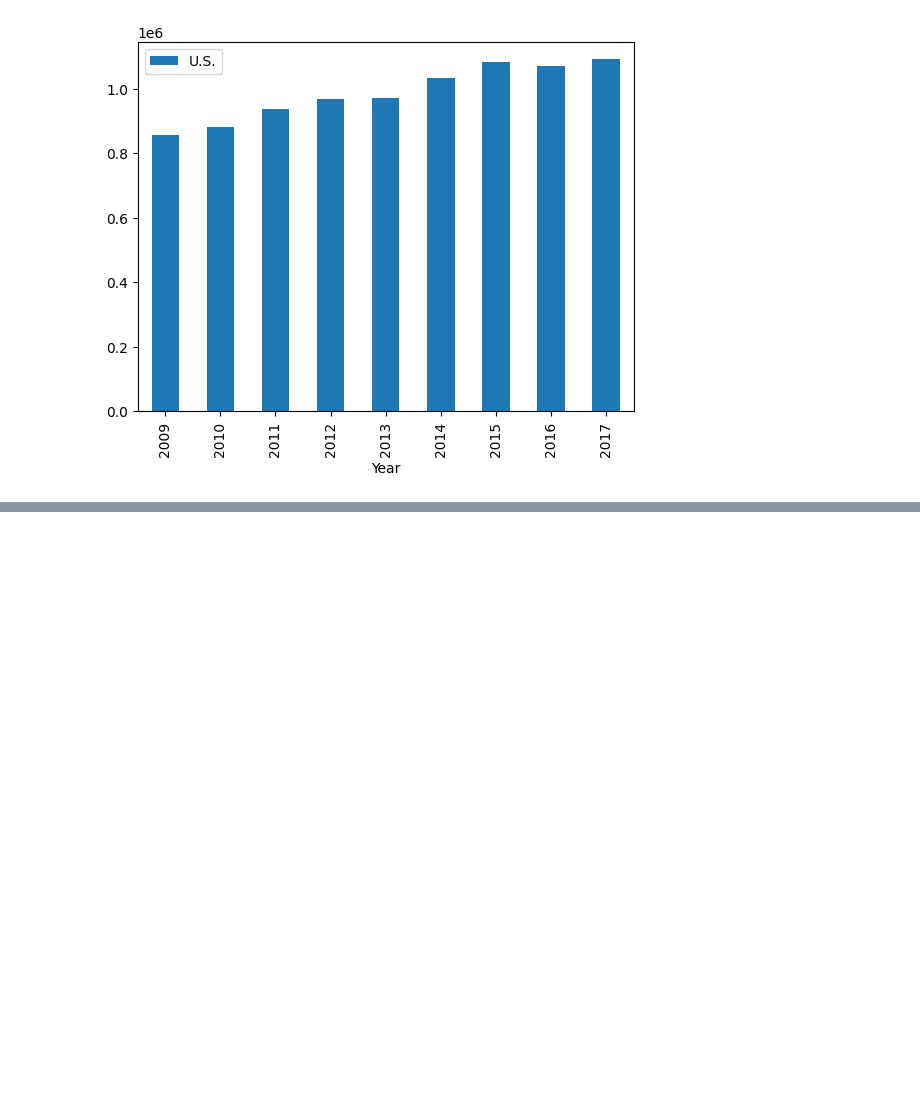
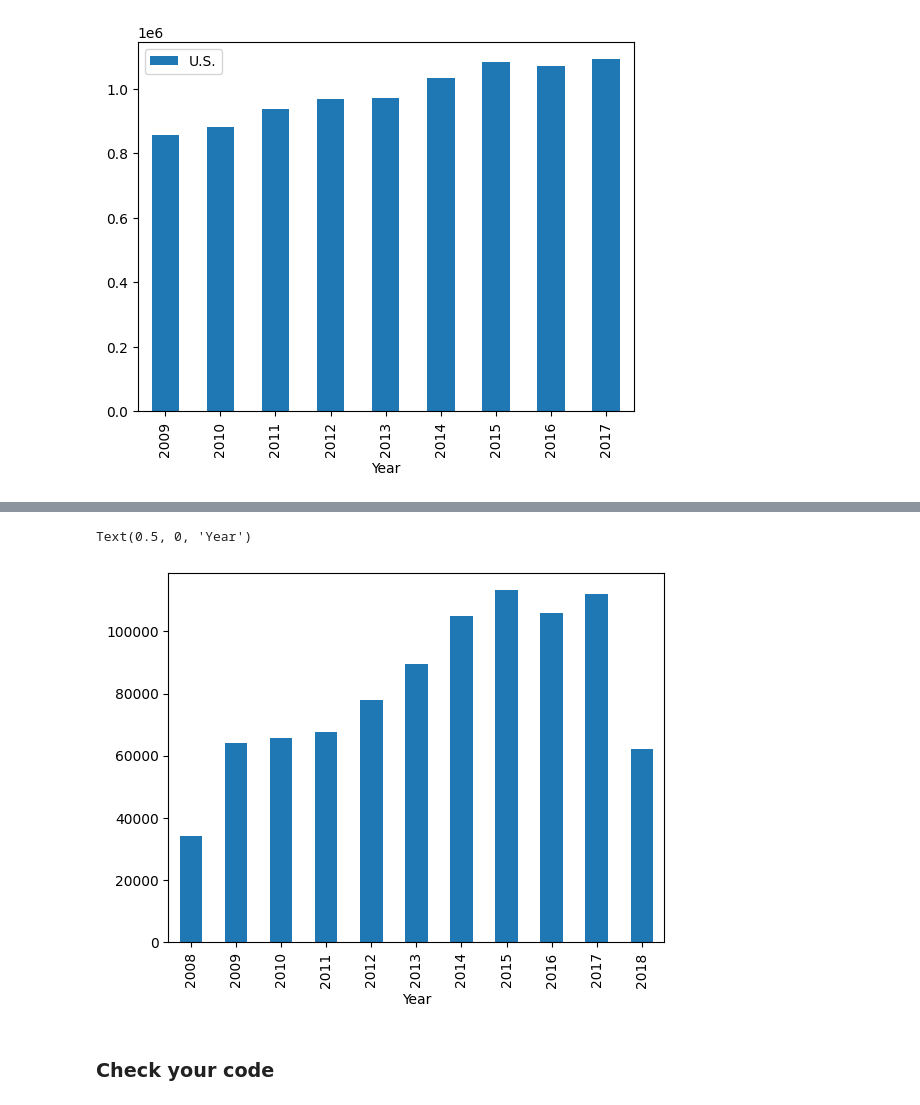
Before and after one commit to ParissaPeimaniyfard/data-us-oil-and-gas-production, a Jupyter notebook: oil_and_gas.ipynb, the cells around one changed output, grey strips where cells are left out. Cells and saved outputs as stored; diff of their text form; code cells hidden in the pictures; blank space fills up the shorter version.

```diff
--- a/oil_and_gas.ipynb
+++ b/oil_and_gas.ipynb
@@ -239,0 +294,4 @@ Text(0.5, 0, 'Year')
+# %%
+file='data/U.S._crude_oil_production.csv'
+oil_df= pd.read_csv(file, decimal=",")
+oil_df.head()
@@ -239,0 +370,2 @@ Text(0.5, 0, 'Year')
+# %%
+oil_df['Month']=pd.to_datetime(oil_df['Month'])
@@ -239,0 +379,4 @@ Text(0.5, 0, 'Year')
+# %%
+
+yearly_oil_df=oil_df.groupby(oil_df['Month'].dt.year).sum()
+yearly_oil_df
@@ -239,0 +398,8 @@ Text(0.5, 0, 'Year')
+# %%
+yearly_oil_df.columns=yearly_oil_df.columns.str.strip()
+# %%
+plot=yearly_oil_df['U.S. Crude Oil'].plot(kind='bar')
+plot.set_xlabel('Year')
+# %% [output]
+Text(0.5, 0, 'Year')
+[figure, added]
@@ -239,0 +409,2 @@ Text(0.5, 0, 'Year')
+# %% [markdown]
+### Check your code
```
Also changed, not shown: parts of 18 cells of this notebook, 1 other file.
